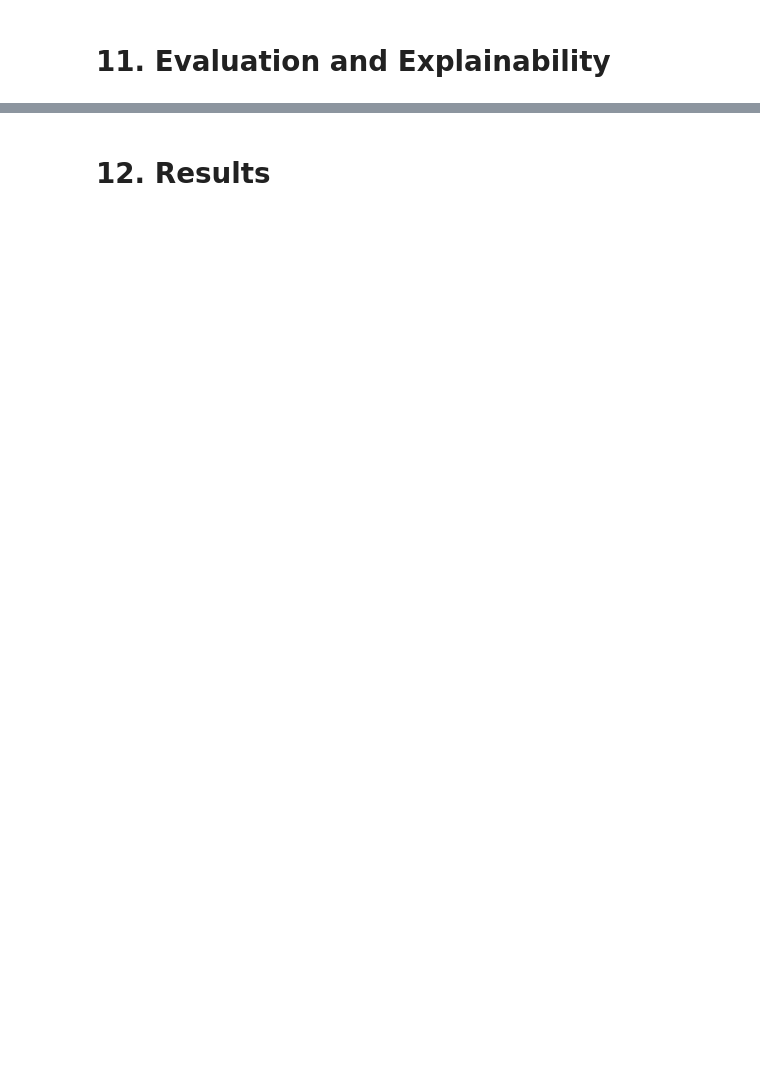
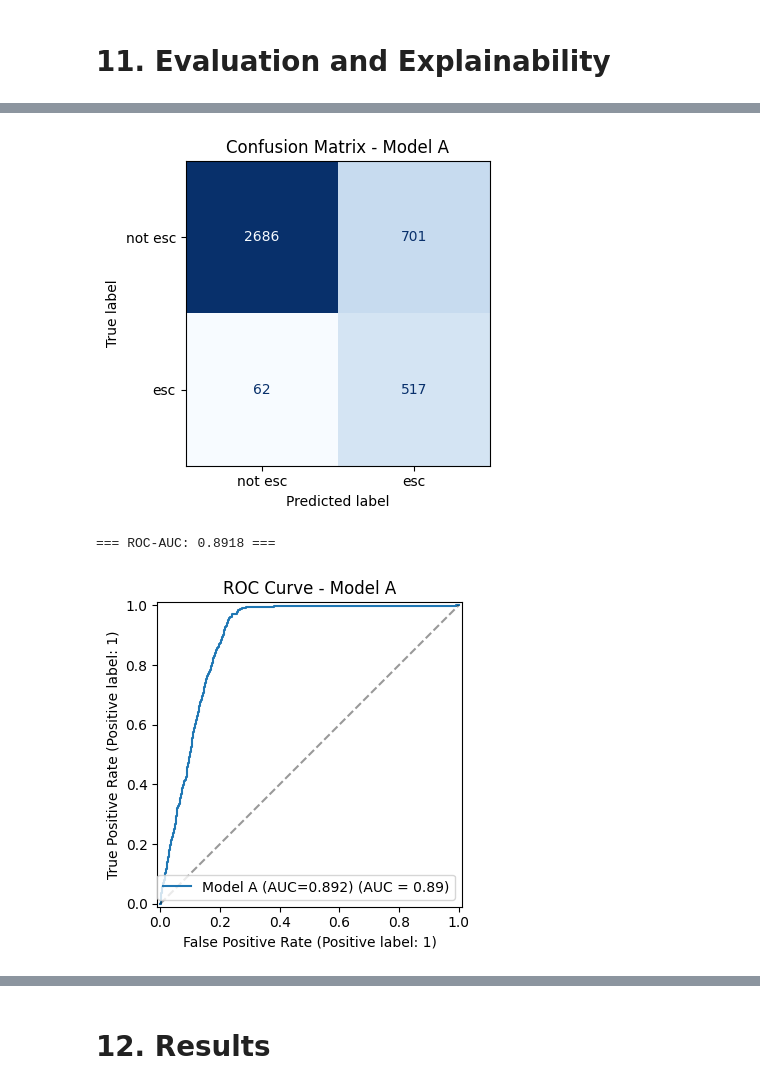
Before and after one commit to rudimentos/Social-Media_Machine-Learning_project, a Jupyter notebook: twcs_jyp.ipynb, the cells around one changed output, grey strips where cells are left out. Cells and saved outputs as stored; diff of their text form; code cells hidden in the pictures; blank space fills up the shorter version.

Commit message:
preproc&model-train

```diff
--- a/twcs_jyp.ipynb
+++ b/twcs_jyp.ipynb
@@ -1285,0 +1334,15 @@ bonferroni-adjusted alpha: 0.0025
+# %%
+x= df_threads1.drop(columns=['inb_neg_mean', 'inb_neg_median', 'neg_ratio', 'inb_neg_max','escalated'])
+y = df_threads['escalated']
+# %%
+x_train, x_test, y_train, y_test = train_test_split(x, y, test_size = 0.2, stratify = y, random_state=42)
+
+scaler = StandardScaler()
+x_train_scaled = scaler.fit_transform(x_train)
+x_test_scaled  = scaler.transform(x_test)
+
+x_train_scaled = pd.DataFrame(x_train_scaled, columns=x.columns, index=x_train.index)
+x_test_scaled  = pd.DataFrame(x_test_scaled,  columns=x.columns, index=x_test.index)
+# %%
+spw = (y_train == 0).sum() / (y_train == 1).sum()
+print(f"\n[A] scale_pos_weight = {spw:.3f}")
@@ -1288,2 +1394,62 @@ bonferroni-adjusted alpha: 0.0025
 # %% [markdown]
 # 11. Evaluation and Explainability
+# %%
+from sklearn.metrics import (
+    classification_report, confusion_matrix, ConfusionMatrixDisplay,
+    roc_auc_score, roc_curve, RocCurveDisplay,
+)
+from sklearn.model_selection import StratifiedKFold, cross_val_score
+
+model = model_a   # carrying approach A forward
+
+# ── predictions on the untouched test set ────────────────────
+y_pred  = model.predict(x_test_scaled)
+y_proba = model.predict_proba(x_test_scaled)[:, 1]
+
+# ── classification report ────────────────────────────────────
+# precision/recall/f1 per class - the main numbers
+print("=== classification report ===")
+print(classification_report(y_test, y_pred, target_names=["not escalated", "escalated"], digits=4))
+
+# ── confusion matrix ─────────────────────────────────────────
+cm = confusion_matrix(y_test, y_pred)
+print("=== confusion matrix ===")
+print(cm)
+# rows = actual, cols = predicted
+# [[TN, FP],
+#  [FN, TP]]
+
+fig, ax = plt.subplots(figsize=(5, 4))
+ConfusionMatrixDisplay(cm, display_labels=["not esc", "esc"]).plot(ax=ax, cmap="Blues", colorbar=False)
+ax.set_title("Confusion Matrix - Model A")
+plt.tight_layout()
+plt.savefig("confusion_matrix.png", dpi=150)
+plt.show()
+
+# ── roc-auc ──────────────────────────────────────────────────
+auc = roc_auc_score(y_test, y_proba)
+print(f"=== ROC-AUC: {auc:.4f} ===")
+
+fig, ax = plt.subplots(figsize=(5, 4))
+RocCurveDisplay.from_predictions(y_test, y_proba, ax=ax, name=f"Model A (AUC={auc:.3f})")
+ax.plot([0, 1], [0, 1], "k--", alpha=0.4)   # random baseline
+ax.set_title("ROC Curve - Model A")
+plt.tight_layout()
+plt.savefig("roc_curve.png", dpi=150)
+plt.show()
+
+# ── cross-validation - confirm the test AUC isnt a lucky split ─
+# stratified keeps class balance in each fold
+# run on the full scaled feature set (refit each fold internally)
+print("=== 5-fold stratified CV (AUC) ===")
+
+x_all = pd.concat([x_train_scaled, x_test_scaled])
+y_all = pd.concat([y_train, y_test])
+
+cv = StratifiedKFold(n_splits=5, shuffle=True, random_state=42)
+cv_model = XGBClassifier(scale_pos_weight=spw, **parameters)
+cv_scores = cross_val_score(cv_model, x_all, y_all, cv=cv, scoring="roc_auc", n_jobs=-1)
+
+print(f"fold AUCs: {np.round(cv_scores, 4)}")
+print(f"mean: {cv_scores.mean():.4f}  std: {cv_scores.std():.4f}")
+# %% [output]
@@ -1289,0 +1469,3 @@ bonferroni-adjusted alpha: 0.0025
+[figure, added]
+=== ROC-AUC: 0.8918 ===
+[figure, added]
```
Also changed, not shown: parts of 7 cells of this notebook, 2 other files.
